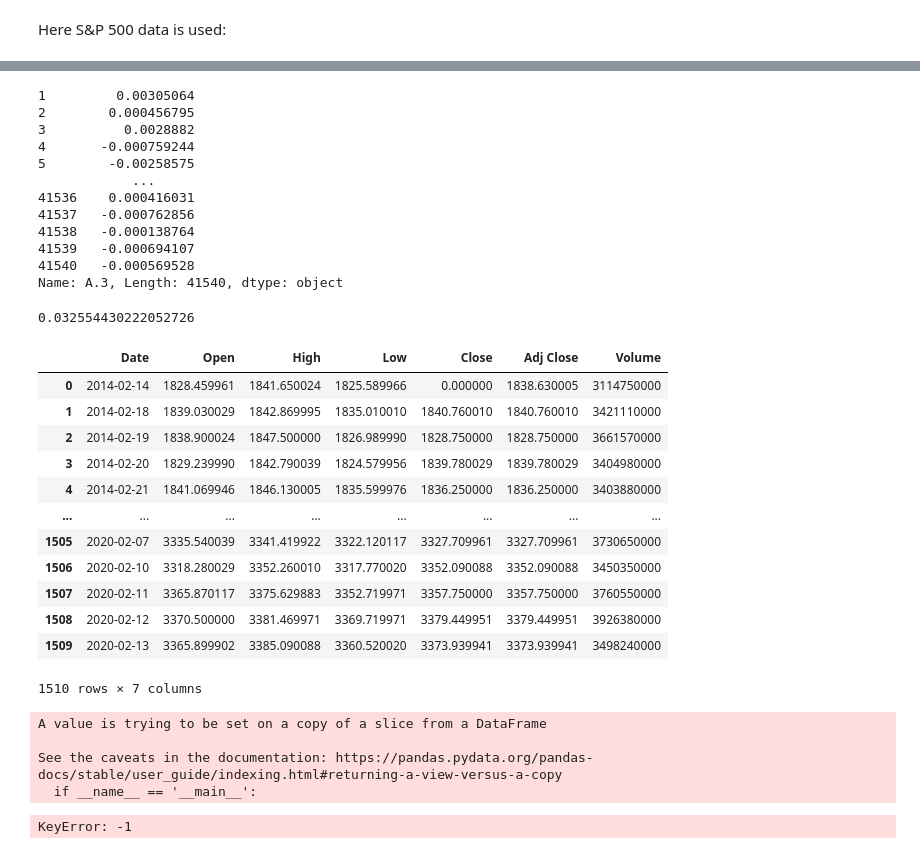
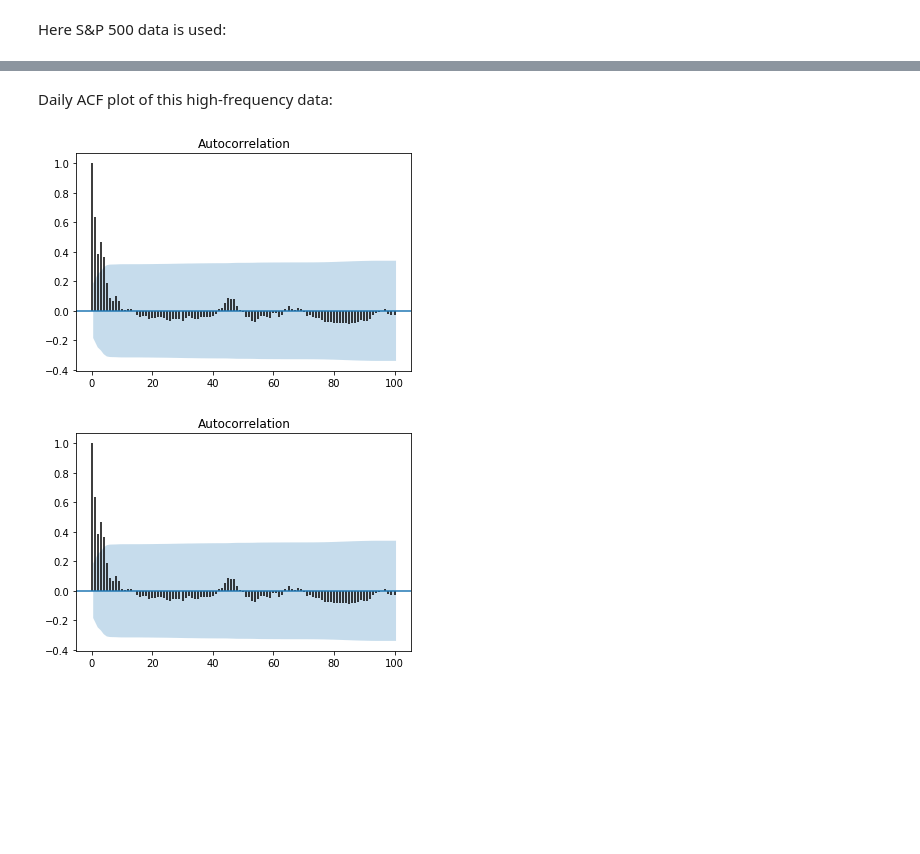
Before and after one commit to MaxdeBock/M2R, a Jupyter notebook: M2R code (python).ipynb, the cells around one changed output, grey strips where cells are left out. Drawn from its saved outputs; the diff is of its cells as text; code cells hidden in the pictures; blank space fills up the shorter version.

```diff
--- a/M2R code (python).ipynb
+++ b/M2R code (python).ipynb
@@ -317,4 +355,0 @@ IndexError: list index out of range
-# %%
-DRV = DRV[:113]
-lin = lin[:113]
-plt.plot(lin,DRV)
@@ -324,47 +356,7 @@ plt.plot(lin,DRV)
-# %%
-md = minute_data['A.3'].dropna().reset_index(drop=True).iloc[1:]
-for i in range(len(md)):
-    md.iloc[i] = pd.to_numeric(md.iloc[i])
-returns = (md.shift(-1).iloc[:-1])/md.iloc[:-1]
-for i, elt in enumerate(returns):
-    returns.iloc[i] = np.log(elt)
-# %% [output]
-1         0.00305064
-2        0.000456795
-3          0.0028882
-4       -0.000759244
-5        -0.00258575
-            ...
-41536    0.000416031
-41537   -0.000762856
-41538   -0.000138764
-41539   -0.000694107
-41540   -0.000569528
-Name: A.3, Length: 41540, dtype: object
-# %%
-DayRealVol(returns,2)*365
-# %% [output]
-0.032554430222052726
-# %%
-minute_data = lo
-display(sp)
-RollingRealVol(sp['Close'],10000)
-# %% [output]
-|  | Date | Open | High | Low | Close | Adj Close | Volume |
-| 0 | 2014-02-14 | 1828.459961 | 1841.650024 | 1825.589966 | 0.000000 | 1838.630005 | 3114750000 |
-| 1 | 2014-02-18 | 1839.030029 | 1842.869995 | 1835.010010 | 1840.760010 | 1840.760010 | 3421110000 |
-| 2 | 2014-02-19 | 1838.900024 | 1847.500000 | 1826.989990 | 1828.750000 | 1828.750000 | 3661570000 |
-| 3 | 2014-02-20 | 1829.239990 | 1842.790039 | 1824.579956 | 1839.780029 | 1839.780029 | 3404980000 |
-| 4 | 2014-02-21 | 1841.069946 | 1846.130005 | 1835.599976 | 1836.250000 | 1836.250000 | 3403880000 |
-| ... | ... | ... | ... | ... | ... | ... | ... |
-| 1505 | 2020-02-07 | 3335.540039 | 3341.419922 | 3322.120117 | 3327.709961 | 3327.709961 | 3730650000 |
-| 1506 | 2020-02-10 | 3318.280029 | 3352.260010 | 3317.770020 | 3352.090088 | 3352.090088 | 3450350000 |
-| 1507 | 2020-02-11 | 3365.870117 | 3375.629883 | 3352.719971 | 3357.750000 | 3357.750000 | 3760550000 |
-| 1508 | 2020-02-12 | 3370.500000 | 3381.469971 | 3369.719971 | 3379.449951 | 3379.449951 | 3926380000 |
-| 1509 | 2020-02-13 | 3365.899902 | 3385.090088 | 3360.520020 | 3373.939941 | 3373.939941 | 3498240000 |
-1510 rows × 7 columns
-A value is trying to be set on a copy of a slice from a DataFrame
-
-See the caveats in the documentation: https://pandas.pydata.org/pandas-docs/stable/user_guide/indexing.html#returning-a-view-versus-a-copy
-  if __name__ == '__main__':
-KeyError: -1
+# %% [markdown]
+Daily ACF plot of this high-frequency data:
+# %%
+plot_acf(DRV, lags=100, alpha=0.05,marker=None)
+# %% [output]
+[figure, added]
+[figure, added]
```
Also changed, not shown: parts of 18 cells of this notebook.
